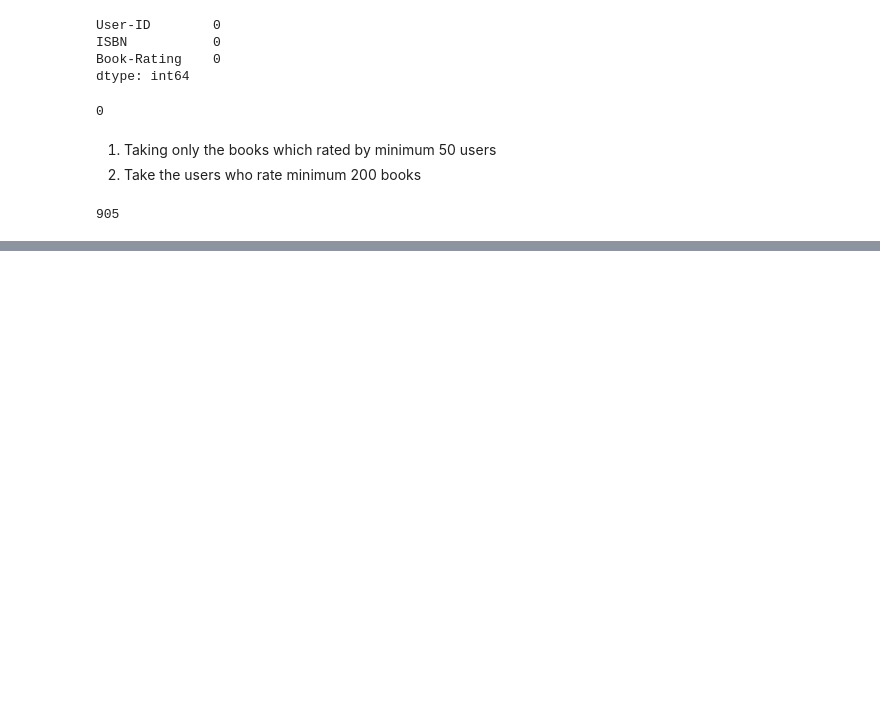
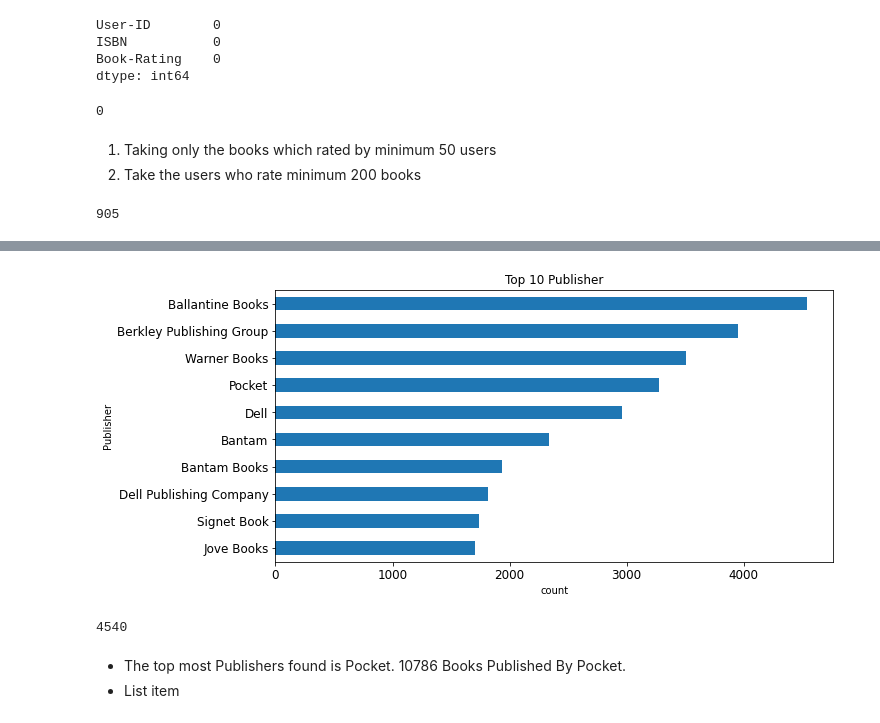
Before and after one commit to fathimajafir/Book-Recommendation-system, a Jupyter notebook: Book_Recommendation_system.ipynb, the cells around one changed output, grey strips where cells are left out. Drawn from its saved outputs; the diff is of its cells as text; code cells hidden in the pictures; blank space fills up the shorter version.

```diff
--- a/Book_Recommendation_system.ipynb
+++ b/Book_Recommendation_system.ipynb
@@ -309,0 +490,19 @@ user_id_200=users_200[users_200].index
+# %%
+# Top 10 Publishers
+fig, axes = plt.subplots(1, 1, figsize=(10, 5))
+_ = df['Publisher'].value_counts().head(10).sort_values(ascending=True).plot(kind = 'barh', title='Top 10 Publisher', fontsize=12)
+plt.xlabel('count')
+plt.ylabel('Publisher')
+plt.show()
+# %% [output]
+[figure, added]
+# %%
+df['Publisher'].value_counts().max()
+# %% [output]
+4540
+# %% [markdown]
+
+
+*   The top most Publishers found is Pocket.
+10786 Books Published By Pocket.
+*   List item
```
Also changed, not shown: parts of 30 cells of this notebook.
